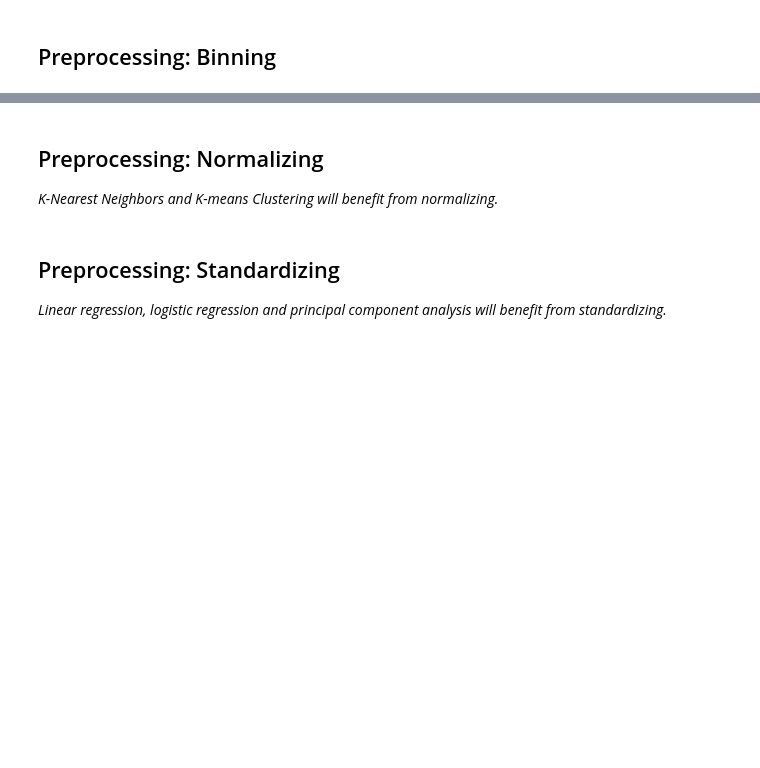
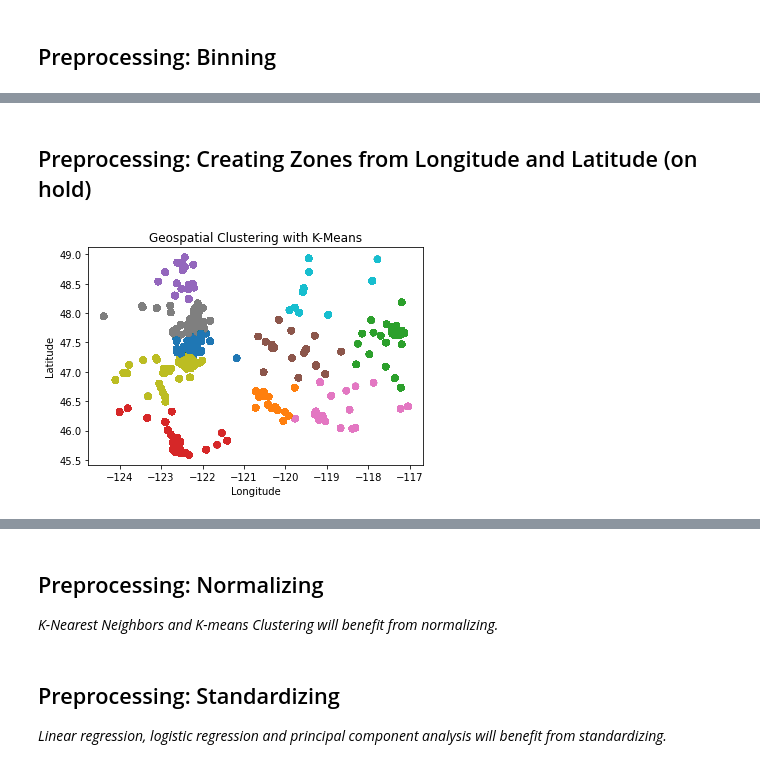
Before and after one commit to brinkbrink/WA_CS_v2, a Jupyter notebook: StudentAnalysis-2.ipynb, the cells around one changed output, grey strips where cells are left out. Cells and saved outputs as stored; diff of their text form; code cells hidden in the pictures; blank space fills up the shorter version.

Commit message:
creating zones, ideas for zones

```diff
--- a/StudentAnalysis-2.ipynb
+++ b/StudentAnalysis-2.ipynb
@@ -782,0 +781,2 @@ Choosing columns for analysis
+# %%
+students_df = students_df.dropna()
@@ -879,0 +855,2 @@ df_for_tree_v2.head()
+# %% [markdown]
+## Preprocessing: Creating Zones from Longitude and Latitude (on hold)
@@ -879,0 +859,22 @@ df_for_tree_v2.head()
+# %%
+from sklearn.preprocessing import StandardScaler
+
+scaler = StandardScaler()
+geo_df_scaled = scaler.fit_transform(students_df[['Longitude', 'Latitude']])
+
+from sklearn.cluster import KMeans
+
+# Set the number of zones--starting with five for now
+num_clusters = 10
+kmeans = KMeans(n_clusters=num_clusters, random_state=0)
+students_df['CountyZone'] = kmeans.fit_predict(geo_df_scaled)
+
+import matplotlib.pyplot as plt
+
+plt.scatter(students_df['Longitude'], students_df['Latitude'], c=students_df['CountyZone'], cmap='tab10')
+plt.xlabel('Longitude')
+plt.ylabel('Latitude')
+plt.title('Geospatial Clustering with K-Means')
+plt.show()
+# %% [output]
+[figure, added]
```
Also changed, not shown: parts of 63 cells of this notebook.
